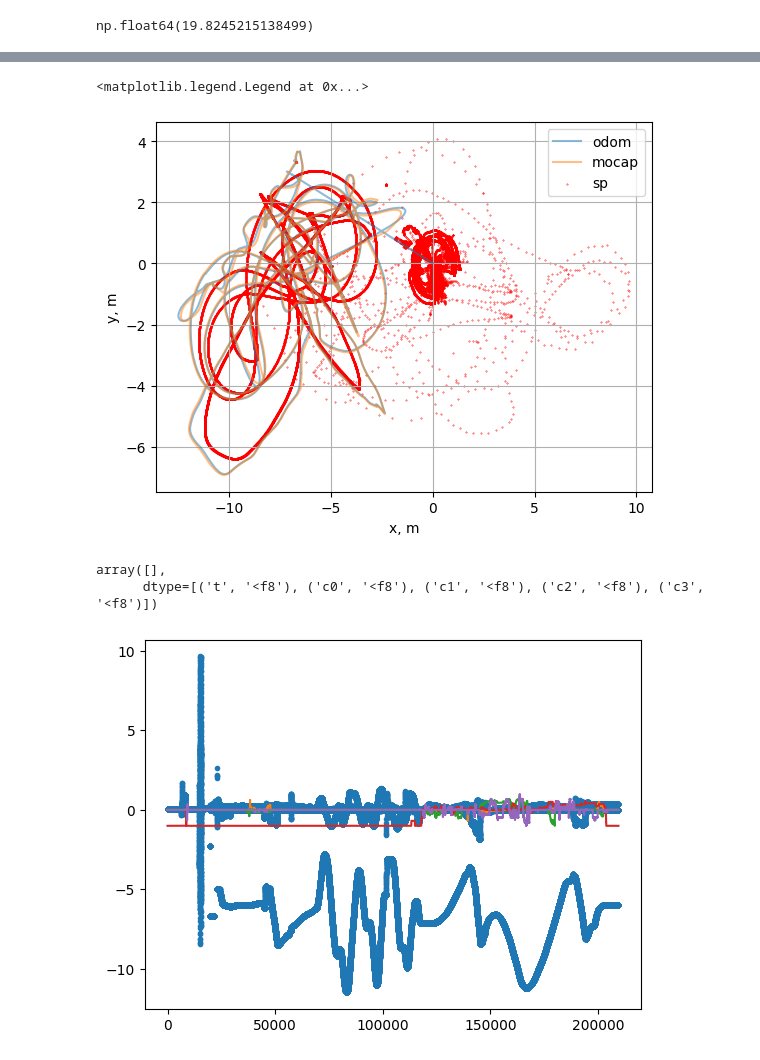
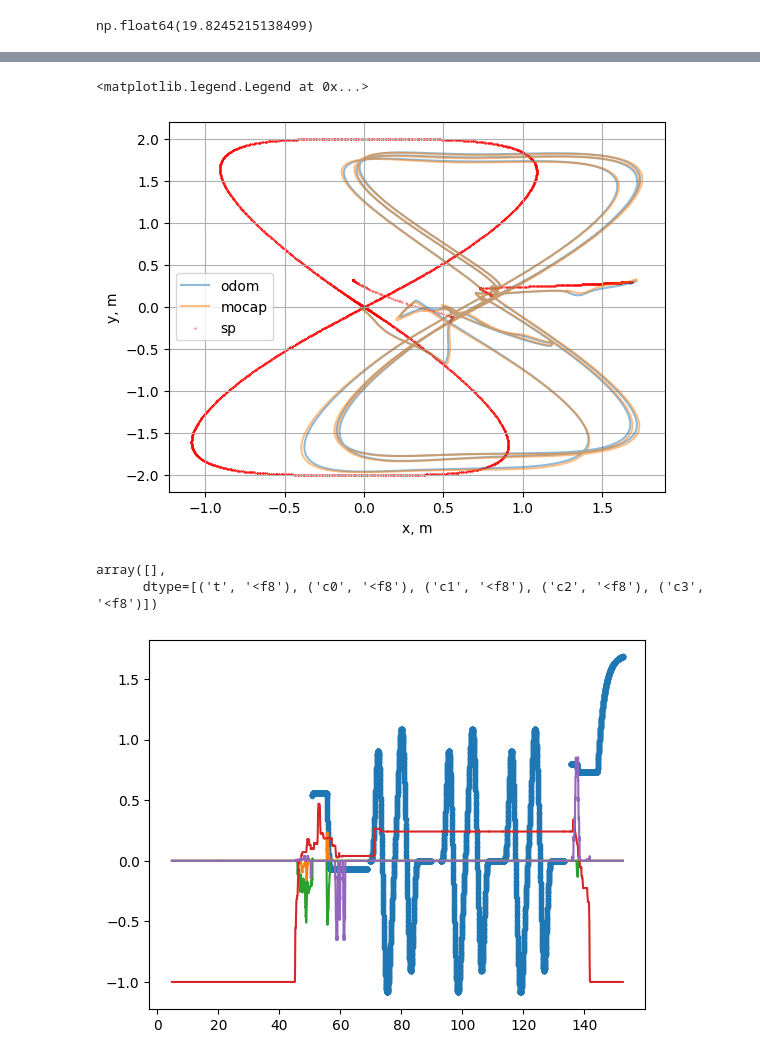
Before and after one commit to akmetko/Cognipilot_PB_tools, a Jupyter notebook: SD_logging_plotting.ipynb, the cells around one changed output, grey strips where cells are left out. Drawn from its saved outputs; the diff is of its cells as text; code cells hidden in the pictures.

```diff
--- a/SD_logging_plotting.ipynb
+++ b/SD_logging_plotting.ipynb
@@ -148,0 +173,2 @@ Note: you may need to restart the kernel to use updated packages.
+# %%
+data = process_log('data.pb')
@@ -335,30 +362,30 @@ ax.plot(plot_x,plot_y,plot_z, label='odom')
 # %%
-plt.plot(data['odom']['odom_x'], data['odom']['odom_y'], label='odom', alpha=0.5)
-plt.plot(data['mocap']['mocap_x'], data['mocap']['mocap_y'], label='mocap', alpha=0.5)
+plt.plot(data['odom']['x'], data['odom']['y'], label='odom', alpha=0.5)
+plt.plot(data['mocap']['x'], data['mocap']['y'], label='mocap', alpha=0.5)
 
-plt.scatter(data['position_sp']['sp_x'], data['position_sp']['sp_y'], label='sp', s=0.1, color='red')
+plt.scatter(data['position_sp']['x'], data['position_sp']['y'], label='sp', s=0.1, color='red')
 
 
 plt.xlabel('x, m')
 plt.ylabel('y, m')
 plt.grid()
 
 plt.legend()
 # %% [output]
 <matplotlib.legend.Legend at 0x...>
-[figure, old version]
+[figure, new version]
 # %%
-plt.plot(data['position_sp']['sp_x'], ".")
-plt.plot(data["input"]["c0"])
-plt.plot(data["input"]["c1"])
-plt.plot(data["input"]["c2"])
-plt.plot(data["input"]["c3"])
+plt.plot(data["position_sp"]["t"], data['position_sp']['x'], ".")
+plt.plot(data["input"]["t"], data["input"]["c0"])
+plt.plot(data["input"]["t"], data["input"]["c1"])
+plt.plot(data["input"]["t"], data["input"]["c2"])
+plt.plot(data["input"]["t"], data["input"]["c3"])
 data["input"]["t"]
 data["pwm"]
 # plt.scatter(data['position_sp']['sp_x'], data['position_sp']['sp_y'], label='sp', s=0.1, color='red')
 # %% [output]
 array([],
       dtype=[('t', '<f8'), ('c0', '<f8'), ('c1', '<f8'), ('c2', '<f8'), ('c3', '<f8')])
-[figure, old version]
+[figure, new version]
 # %%
 # Assuming 'euler.to_Matrix()' returns an array or matrix with Euler components
```
Also changed, not shown: parts of 20 cells of this notebook.
